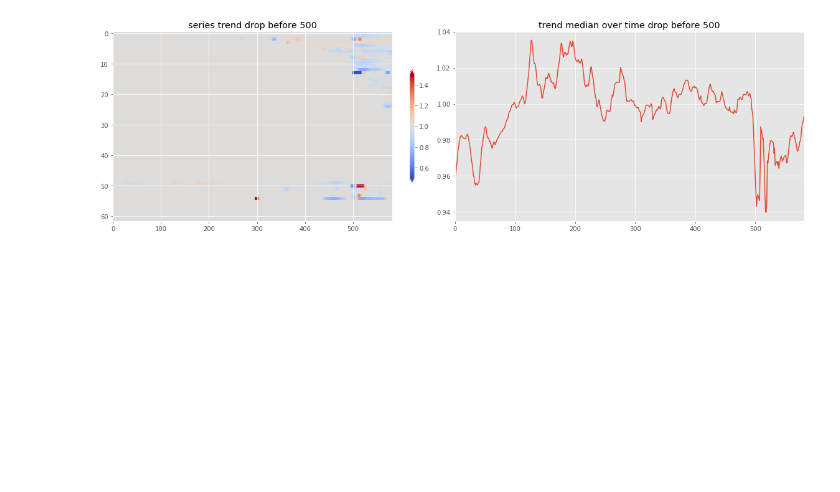
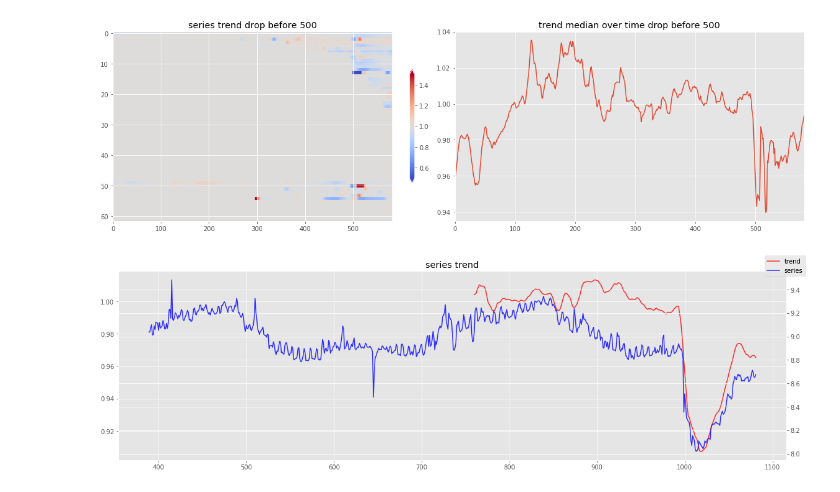
Before and after one commit to Relevation-143/Deep-Time-Series-Prediction, a Jupyter notebook: notebooks/Untitled1.ipynb, the cells around one changed output. Saved outputs shown, nothing was run; the diff lists cells and outputs as text; code cells hidden in the pictures; blank space fills up the shorter version.

```diff
--- a/notebooks/Untitled1.ipynb
+++ b/notebooks/Untitled1.ipynb
@@ -54,3 +46,7 @@ analysis.get_trend(max_T=365, use_smooth=True, smooth_windows=11, smooth_ratio=0
 plt.tight_layout()
 # %% [output]
 [figure]
+# %%
+analysis.plot_trend(1)
+# %% [output]
+[figure, added]
```
Also changed, not shown: parts of 2 cells of this notebook, 6 other files.
